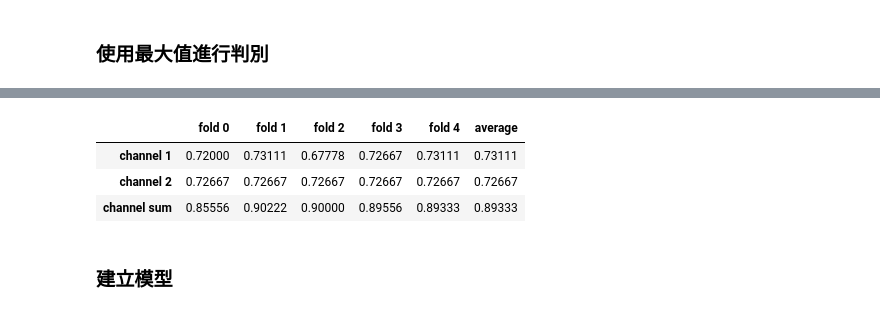
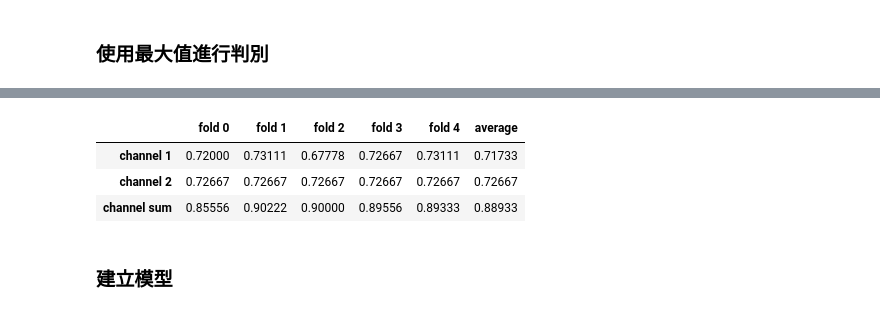
Before and after one commit to toonnyy8/mhmc, a Jupyter notebook: MultimediaProcessing/MultimediaProcessing.ipynb, the cells around one changed output, grey strips where cells are left out. Cells and saved outputs as stored; diff of their text form; code cells hidden in the pictures.

```diff
--- a/MultimediaProcessing/MultimediaProcessing.ipynb
+++ b/MultimediaProcessing/MultimediaProcessing.ipynb
@@ -48,17 +48,23 @@ label = np.maximum(label,e/(label.shape[3]-1))
 ### 使用最大值進行判別
 # %%
 channel_1_argmax_accuracy = []
+channel_1_argmax_confusion_matrix = [[0 for j in range(5)] for i in range(5)]
 for idx in range(5):
   x_test = channel1[idx*3:(idx+1)*3].reshape((-1,channel1.shape[3]))
   y_test = label[idx*3:(idx+1)*3].reshape((-1,label.shape[3]))
+  predict = tf.argmax(x_test,axis=1)
+  ground_truth = tf.argmax(y_test,axis=1)
+  for j in range(len(predict)):
+    channel_1_argmax_confusion_matrix[predict[j]][ground_truth[j]] += 1
   channel_1_argmax_accuracy.append(
     tf.reduce_sum(
       tf.cast(
         tf.equal(
-          tf.argmax(x_test,axis=1),
-          tf.argmax(y_test,axis=1)
+          predict,
+          ground_truth
         ),
         'float32'
       )
     )/450
   )
+display(pd.DataFrame(channel_1_argmax_confusion_matrix))
@@ -65,16 +78,22 @@ for idx in range(5):
 # %%
 channel_2_argmax_accuracy = []
+channel_2_argmax_confusion_matrix = [[0 for j in range(5)] for i in range(5)]
 for idx in range(5):
   x_test = channel2[idx*3:(idx+1)*3].reshape((-1,channel2.shape[3]))
   y_test = label[idx*3:(idx+1)*3].reshape((-1,label.shape[3]))
+  predict = tf.argmax(x_test,axis=1)
+  ground_truth = tf.argmax(y_test,axis=1)
+  for j in range(len(predict)):
+    channel_2_argmax_confusion_matrix[predict[j]][ground_truth[j]] += 1
   channel_2_argmax_accuracy.append(
     tf.reduce_sum(
       tf.cast(
         tf.equal(
-          tf.argmax(x_test,axis=1),
-          tf.argmax(y_test,axis=1)
+          predict,
+          ground_truth
         ),
         'float32'
       )
     )/450
   )
+display(pd.DataFrame(channel_2_argmax_confusion_matrix))
@@ -81,16 +107,22 @@ for idx in range(5):
 # %%
 channel_sum_argmax_accuracy = []
+channel_sum_argmax_confusion_matrix = [[0 for j in range(5)] for i in range(5)]
 for idx in range(5):
   x_test = (channel1[idx*3:(idx+1)*3]+channel2[idx*3:(idx+1)*3]).reshape((-1,channel2.shape[3]))
   y_test = label[idx*3:(idx+1)*3].reshape((-1,label.shape[3]))
+  predict = tf.argmax(x_test,axis=1)
+  ground_truth = tf.argmax(y_test,axis=1)
+  for j in range(len(predict)):
+    channel_sum_argmax_confusion_matrix[predict[j]][ground_truth[j]] += 1
   channel_sum_argmax_accuracy.append(
     tf.reduce_sum(
       tf.cast(
         tf.equal(
-          tf.argmax(x_test,axis=1),
-          tf.argmax(y_test,axis=1)
+          predict,
+          ground_truth
         ),
         'float32'
       )
     )/450
   )
+display(pd.DataFrame(channel_sum_argmax_confusion_matrix))
@@ -97,31 +136,31 @@ for idx in range(5):
 # %%
 argmax_folds = []
 for idx in range(5):
   argmax_folds.append({
     'channel 1':round(float(channel_1_argmax_accuracy[idx])*100000)/100000,
     'channel 2':round(float(channel_2_argmax_accuracy[idx])*100000)/100000,
     'channel sum':round(float(channel_sum_argmax_accuracy[idx])*100000)/100000
   })
 argmax_folds.append({
-  'channel 1':round(float(tf.reduce_mean(channel_1_argmax_accuracy[idx]))*100000)/100000,
-  'channel 2':round(float(tf.reduce_mean(channel_2_argmax_accuracy[idx]))*100000)/100000,
-  'channel sum':round(float(tf.reduce_mean(channel_sum_argmax_accuracy[idx]))*100000)/100000,
+  'channel 1':round(float(tf.reduce_mean(channel_1_argmax_accuracy))*100000)/100000,
+  'channel 2':round(float(tf.reduce_mean(channel_2_argmax_accuracy))*100000)/100000,
+  'channel sum':round(float(tf.reduce_mean(channel_sum_argmax_accuracy))*100000)/100000,
 })
 argmax_df = pd.DataFrame({
   'fold 0':argmax_folds[0],
   'fold 1':argmax_folds[1],
   'fold 2':argmax_folds[2],
   'fold 3':argmax_folds[3],
   'fold 4':argmax_folds[4],
   'average':argmax_folds[5],
 })
 
 data_table.DataTable(argmax_df)
 # %% [output]
 |  | fold 0 | fold 1 | fold 2 | fold 3 | fold 4 | average |
-| channel 1 | 0.72000 | 0.73111 | 0.67778 | 0.72667 | 0.73111 | 0.73111 |
+| channel 1 | 0.72000 | 0.73111 | 0.67778 | 0.72667 | 0.73111 | 0.71733 |
 | channel 2 | 0.72667 | 0.72667 | 0.72667 | 0.72667 | 0.72667 | 0.72667 |
-| channel sum | 0.85556 | 0.90222 | 0.90000 | 0.89556 | 0.89333 | 0.89333 |
+| channel sum | 0.85556 | 0.90222 | 0.90000 | 0.89556 | 0.89333 | 0.88933 |
 # %% [markdown]
 ### 建立模型
 # %%
```
Also changed, not shown: parts of 22 cells of this notebook.
